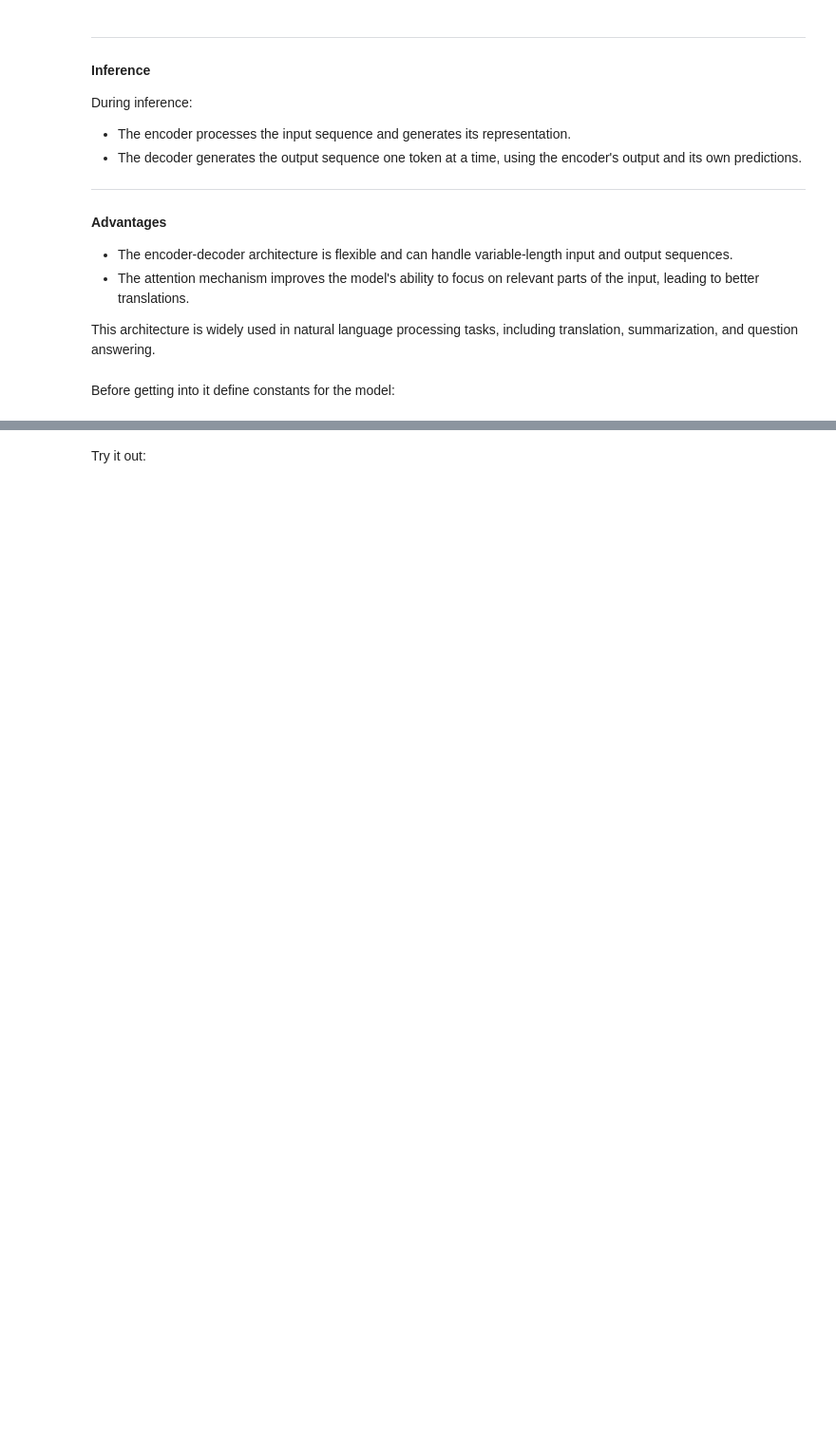
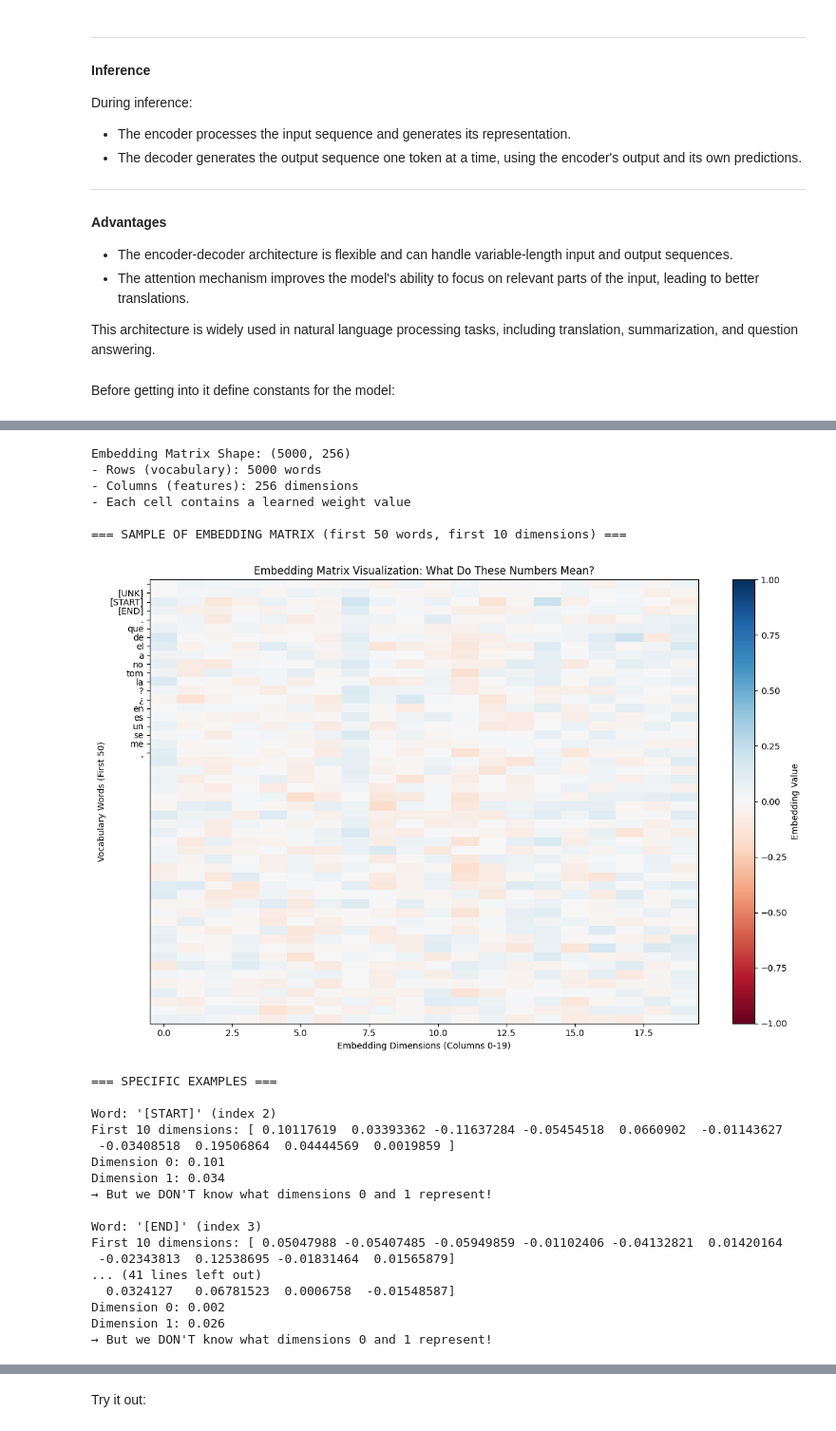
Before and after one commit to zkhechadoorian/Spanish_and_Portuguese_Translator, a Jupyter notebook: 1_nmt_translation/nmt_with_attention.ipynb, the cells around one changed output, grey strips where cells are left out. Shown at 95% size. Drawn from its saved outputs; the diff is of its cells as text; code cells hidden in the pictures; blank space fills up the shorter version.

```diff
--- a/1_nmt_translation/nmt_with_attention.ipynb
+++ b/1_nmt_translation/nmt_with_attention.ipynb
@@ -1284,0 +1294,79 @@ class Encoder(tf.keras.layers.Layer):
+# %%
+# Let's examine the embedding matrix after the model is trained
+def analyze_embedding_matrix(model, text_processor, vocab_size_limit=50):
+    """
+    Analyze the embedding matrix to see what we can (and cannot) interpret
+    """
+    # Get the embedding weights from the encoder
+    embedding_weights = model.encoder.embedding.get_weights()[0]
+    vocab = text_processor.get_vocabulary()
+
+    print(f"Embedding Matrix Shape: {embedding_weights.shape}")
+    print(f"- Rows (vocabulary): {embedding_weights.shape[0]} words")
+    print(f"- Columns (features): {embedding_weights.shape[1]} dimensions")
+    print(f"- Each cell contains a learned weight value")
+
+    # Look at a sample of the embedding matrix
+    print(f"\n=== SAMPLE OF EMBEDDING MATRIX (first {vocab_size_limit} words, first 10 dimensions) ===")
+
+    # Create a visualization of the embedding matrix
+    plt.figure(figsize=(12, 8))
+
+    # Show the first vocab_size_limit words and first 20 dimensions
+    sample_embeddings = embedding_weights[:vocab_size_limit, :20]
+
+    plt.imshow(sample_embeddings, aspect='auto', cmap='RdBu', vmin=-1, vmax=1)
+    plt.colorbar(label='Embedding Value')
+    plt.xlabel('Embedding Dimensions (Columns 0-19)')
+    plt.ylabel('Vocabulary Words (First 50)')
+    plt.title('Embedding Matrix Visualization: What Do These Numbers Mean?')
+
+    # Add some word labels on the y-axis for context
+    word_labels = [vocab[i] if i < len(vocab) else f'token_{i}' for i in range(min(20, vocab_size_limit))]
+    plt.yticks(range(min(20, vocab_size_limit)), word_labels)
+
+    plt.tight_layout()
+    plt.show()
+
+    # Show some specific examples
+    print(f"\n=== SPECIFIC EXAMPLES ===")
+    interesting_words = ['[START]', '[END]', 'el', 'la', 'es', 'casa', 'hola', '[UNK]']
+
+    for word in interesting_words:
+        if word in vocab:
+            word_idx = vocab.index(word)
+            embedding_vec = embedding_weights[word_idx]
+            print(f"\nWord: '{word}' (index {word_idx})")
+            print(f"First 10 dimensions: {embedding_vec[:10]}")
+            print(f"Dimension 0: {embedding_vec[0]:.3f}")
+            print(f"Dimension 1: {embedding_vec[1]:.3f}")
+            print(f"→ But we DON'T know what dimensions 0 and 1 represent!")
+
+# Only run this after the model is trained
+if 'model' in locals():
+    analyze_embedding_matrix(model, context_text_processor)
+# %% [output]
+Embedding Matrix Shape: (5000, 256)
+- Rows (vocabulary): 5000 words
+- Columns (features): 256 dimensions
+- Each cell contains a learned weight value
+
+=== SAMPLE OF EMBEDDING MATRIX (first 50 words, first 10 dimensions) ===
+[figure, added]
+=== SPECIFIC EXAMPLES ===
+
+Word: '[START]' (index 2)
+First 10 dimensions: [ 0.10117619  0.03393362 -0.11637284 -0.05454518  0.0660902  -0.01143627
+ -0.03408518  0.19506864  0.04444569  0.0019859 ]
+Dimension 0: 0.101
+Dimension 1: 0.034
+→ But we DON'T know what dimensions 0 and 1 represent!
+
+Word: '[END]' (index 3)
+First 10 dimensions: [ 0.05047988 -0.05407485 -0.05949859 -0.01102406 -0.04132821  0.01420164
+ -0.02343813  0.12538695 -0.01831464  0.01565879]
+... (41 lines left out)
+  0.0324127   0.06781523  0.0006758  -0.01548587]
+Dimension 0: 0.002
+Dimension 1: 0.026
+→ But we DON'T know what dimensions 0 and 1 represent!
```
Also changed, not shown: parts of 61 cells of this notebook.
